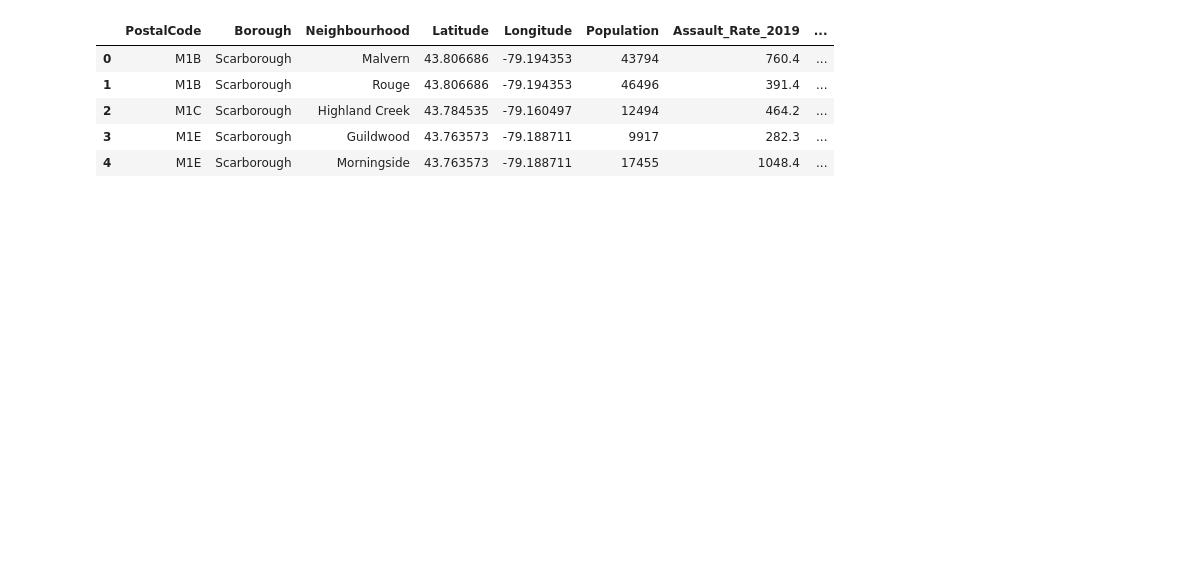
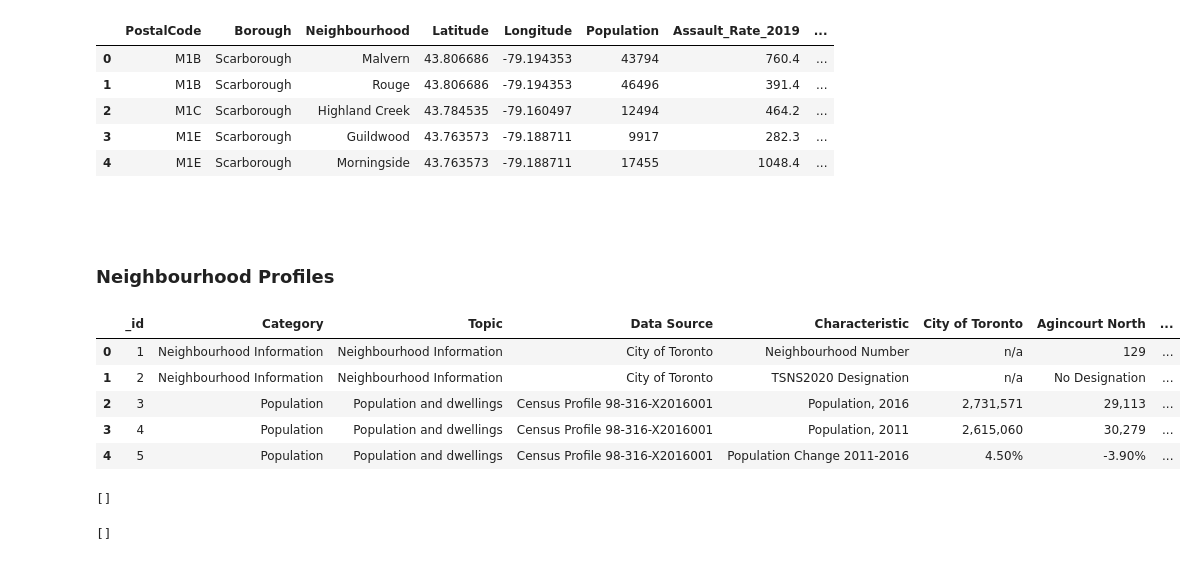
Before and after one commit to rnlclngpilar/SOFE3720-FinalProject, a Jupyter notebook: Final_Project_Clustering_Neighbourhoods.ipynb, the cells around one changed output. Drawn from its saved outputs; the diff is of its cells as text; code cells hidden in the pictures; blank space fills up the shorter version.

```diff
--- a/Final_Project_Clustering_Neighbourhoods.ipynb
+++ b/Final_Project_Clustering_Neighbourhoods.ipynb
@@ -202,3 +205,49 @@ df.head()
 | 4 | M1E | Scarborough | Morningside | 43.763573 | -79.188711 | 17455 | 1048.4 | ... |
 # %% [markdown]
 ###
+# %% [markdown]
+### Neighbourhood Profiles
+# %%
+import pandas as pd
+import requests
+
+# Get the dataset metadata by passing package_id to the package_search endpoint
+# For example, to retrieve the metadata for this dataset:
+
+url = "https://ckan0.cf.opendata.inter.prod-toronto.ca/api/3/action/package_show"
+params = { "id": "6e19a90f-971c-46b3-852c-0c48c436d1fc"}
+package = requests.get(url, params = params).json()
+#print(package["result"])
+
+# Get the data by passing the resource_id to the datastore_search endpoint
+# See https://docs.ckan.org/en/latest/maintaining/datastore.html for detailed parameters options
+# For example, to retrieve the data content for the first resource in the datastore:
+
+for idx, resource in enumerate(package["result"]["resources"]):
+    if resource["datastore_active"]:
+        url = "https://ckan0.cf.opendata.inter.prod-toronto.ca/api/3/action/datastore_search"
+        p = { "id": resource["id"] }
+        data = requests.get(url, params = p).json()
+        df = pd.DataFrame(data["result"]["records"])
+        break
+
+# df = df.transpose()
+# df = df.drop(labels=["_id", "Topic", "Category", "Data Source"], axis=0)
+df.head()
+# %% [output]
+|  | _id | Category | Topic | Data Source | Characteristic | City of Toronto | Agincourt North | ... |
+| 0 | 1 | Neighbourhood Information | Neighbourhood Information | City of Toronto | Neighbourhood Number | n/a | 129 | ... |
+| 1 | 2 | Neighbourhood Information | Neighbourhood Information | City of Toronto | TSNS2020 Designation | n/a | No Designation | ... |
+| 2 | 3 | Population | Population and dwellings | Census Profile 98-316-X2016001 | Population, 2016 | 2,731,571 | 29,113 | ... |
+| 3 | 4 | Population | Population and dwellings | Census Profile 98-316-X2016001 | Population, 2011 | 2,615,060 | 30,279 | ... |
+| 4 | 5 | Population | Population and dwellings | Census Profile 98-316-X2016001 | Population Change 2011-2016 | 4.50% | -3.90% | ... |
+# %%
+# Obtain the row number for "Unemployment" to allow us extract it from the dataframe
+df.index[df['Characteristic'] == 'Unemployment rate'].tolist()
+# %% [output]
+[]
+# %%
+# Obtain the row number for "Population depending on age group" to allow us extract it from the dataframe
+df.index[df['Characteristic'] == ('Children (0-14 years)', 'Youth (15-24 years)','Working Age (25-54 years)', 'Pre-retirement (55-64 years)', 'Seniors (65+ years)', 'Older Seniors (85+ years)')].tolist()
+# %% [output]
+[]
```
Also changed, not shown: parts of 5 cells of this notebook.
